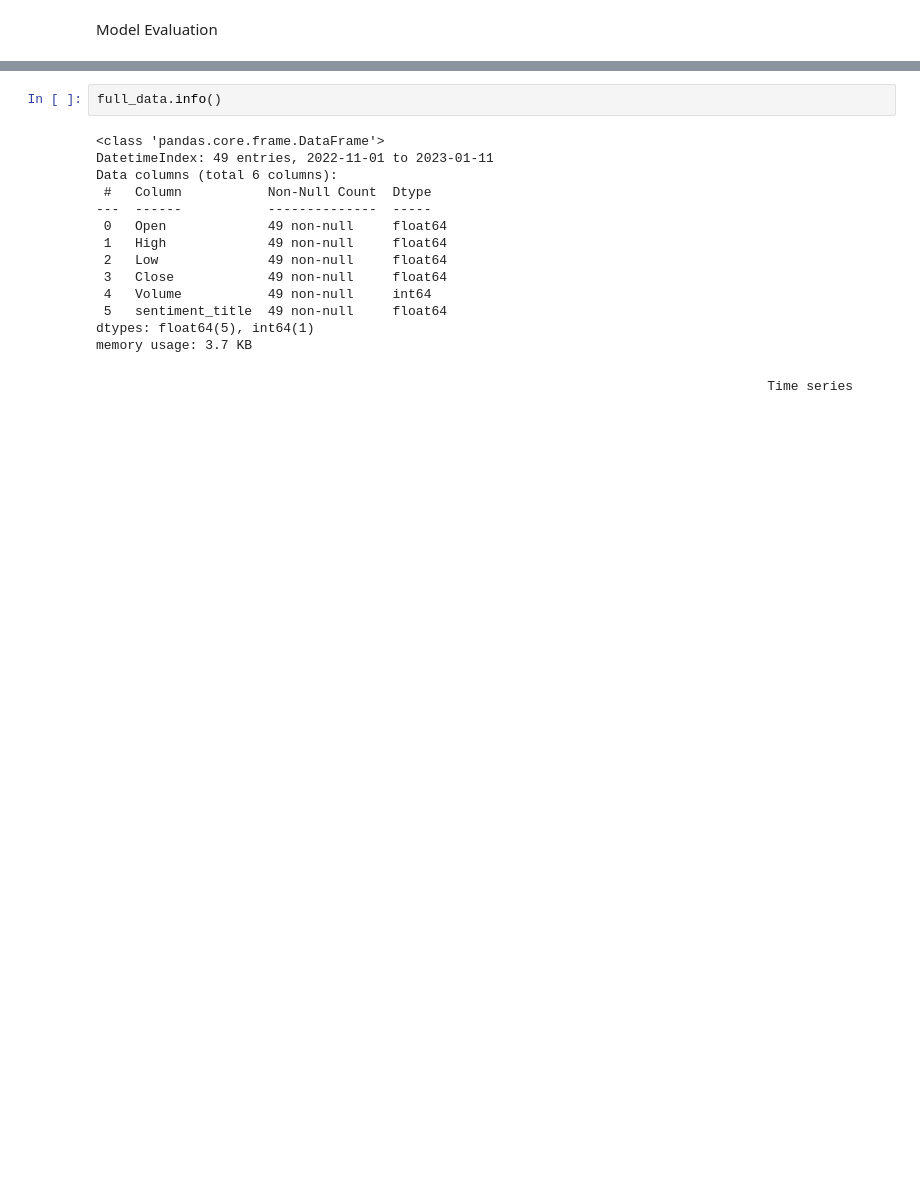
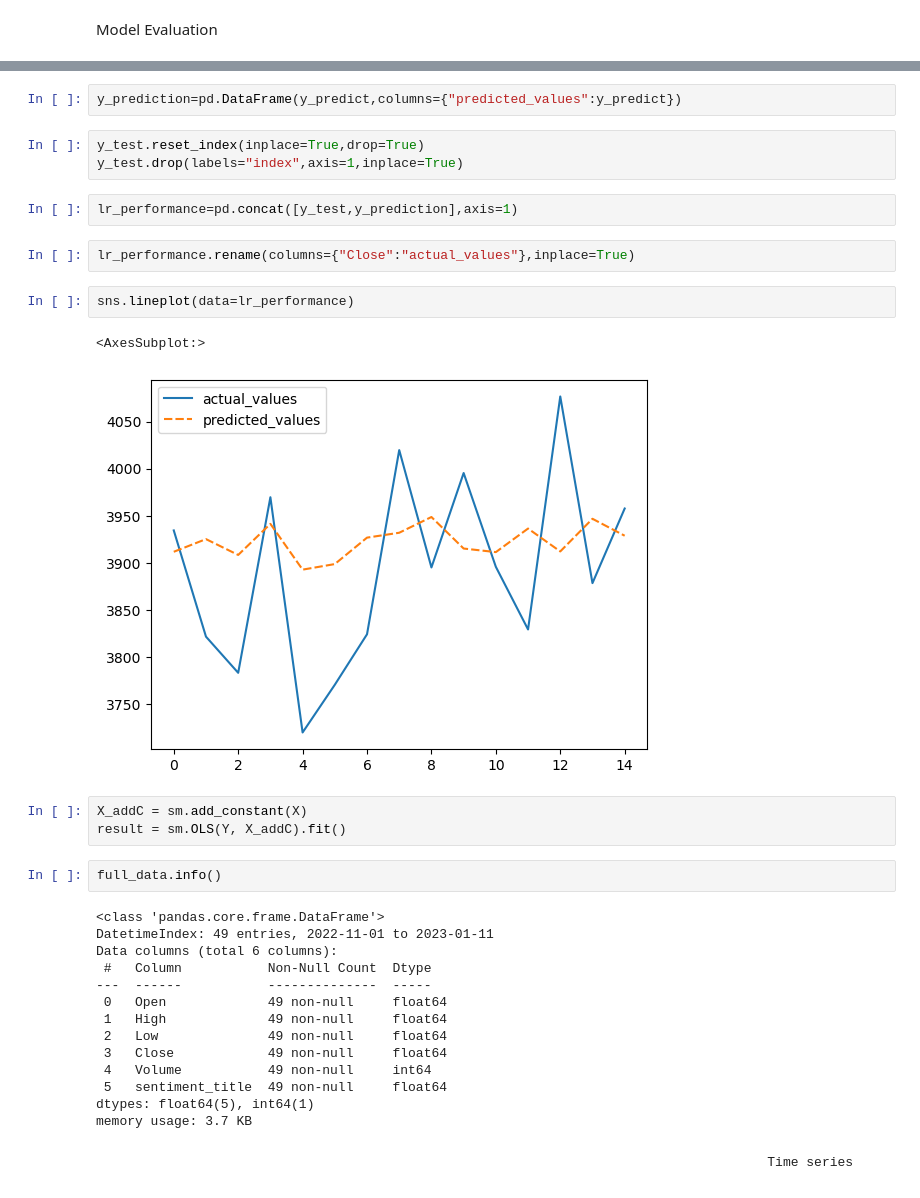
Before and after one commit to YanaOrf/Stock_market_sentiment_analysis, a Jupyter notebook: sent_analysis.ipynb, the cells around one changed output, grey strips where cells are left out. Cells and saved outputs as stored; diff of their text form; blank space fills up the shorter version.

```diff
--- a/sent_analysis.ipynb
+++ b/sent_analysis.ipynb
@@ -397,3 +393,20 @@ Model Evaluation
+# %%
+y_prediction=pd.DataFrame(y_predict,columns={"predicted_values":y_predict})
+# %%
+y_test.reset_index(inplace=True,drop=True)
+y_test.drop(labels="index",axis=1,inplace=True)
+# %%
+lr_performance=pd.concat([y_test,y_prediction],axis=1)
+# %%
+lr_performance.rename(columns={"Close":"actual_values"},inplace=True)
+# %%
+sns.lineplot(data=lr_performance)
+# %% [output]
+<AxesSubplot:>
+[figure, added]
+# %%
+X_addC = sm.add_constant(X)
+result = sm.OLS(Y, X_addC).fit()
 # %%
 full_data.info()
 # %% [output]
```
Also changed, not shown: parts of 7 cells of this notebook.
